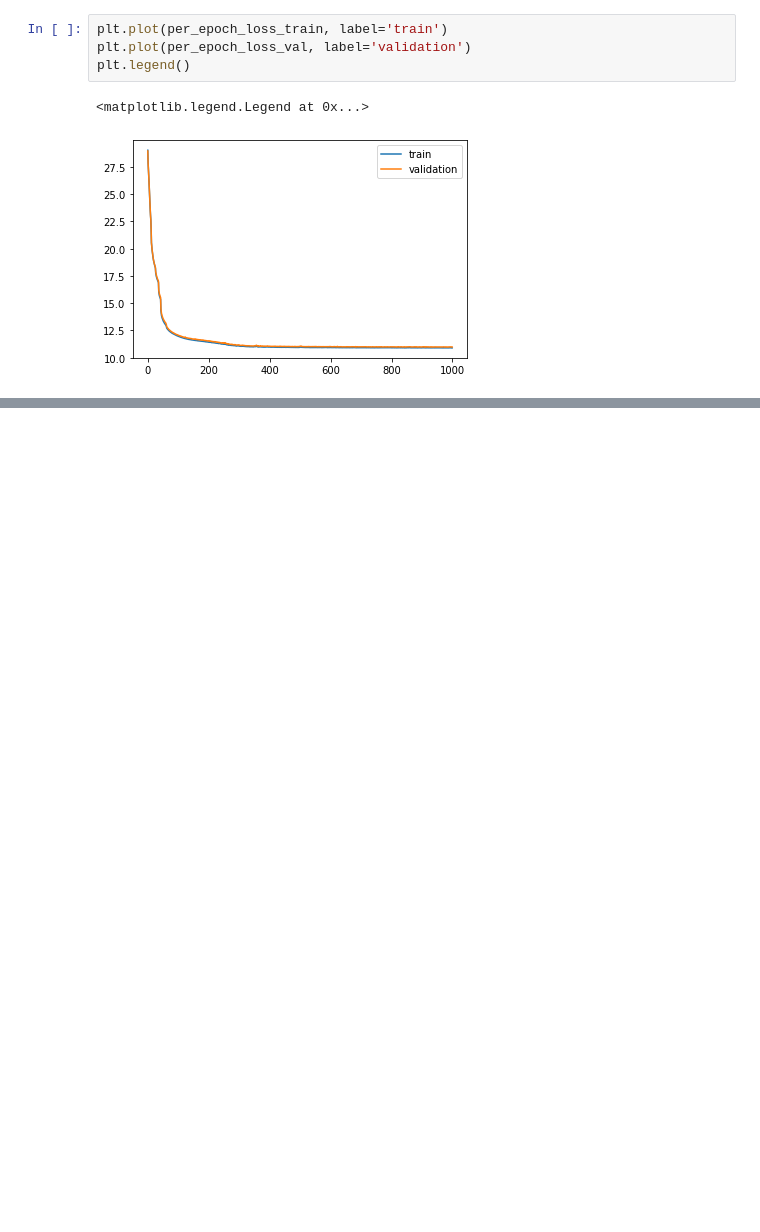
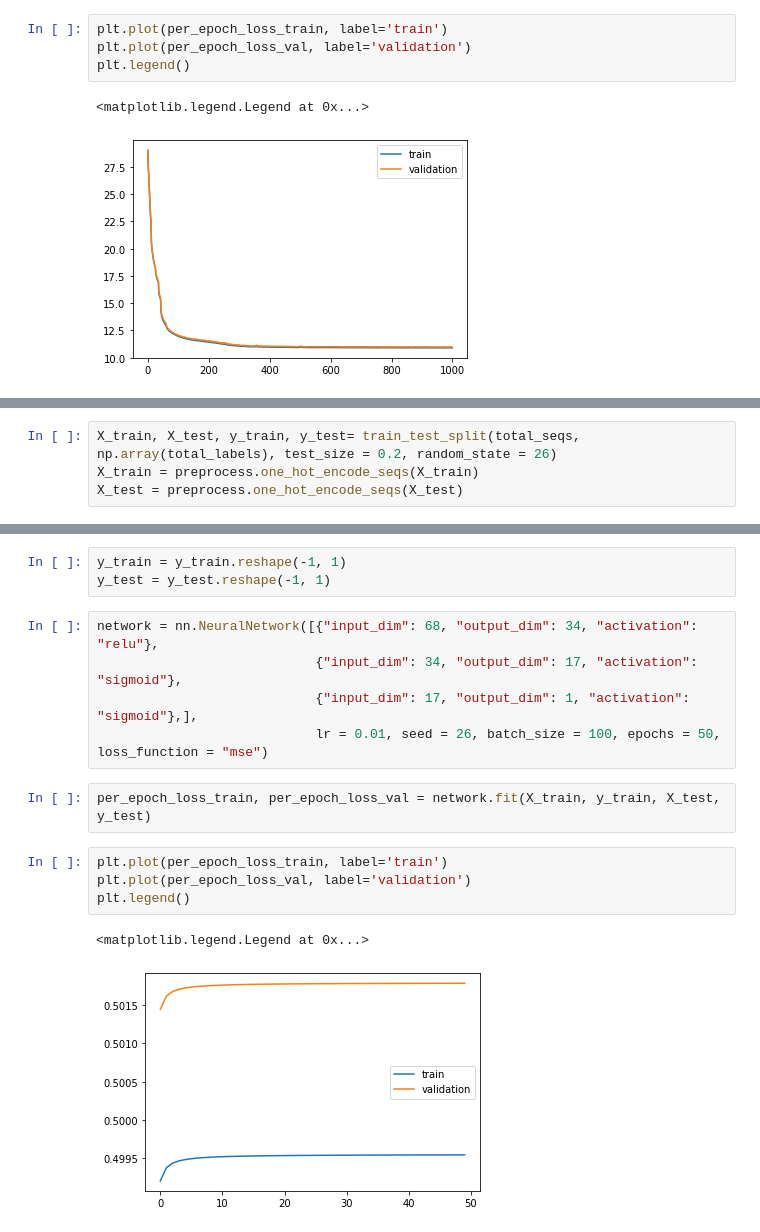
Before and after one commit to apblair/project7, a Jupyter notebook: project7.ipynb, the cells around one changed output, grey strips where cells are left out. Cells and saved outputs as stored; diff of their text form; blank space fills up the shorter version.

```diff
--- a/project7.ipynb
+++ b/project7.ipynb
@@ -35,0 +115,4 @@ plt.legend()
+# %%
+X_train, X_test, y_train, y_test= train_test_split(total_seqs, np.array(total_labels), test_size = 0.2, random_state = 26)
+X_train = preprocess.one_hot_encode_seqs(X_train)
+X_test = preprocess.one_hot_encode_seqs(X_test)
@@ -35,0 +129,17 @@ plt.legend()
+# %%
+y_train = y_train.reshape(-1, 1)
+y_test = y_test.reshape(-1, 1)
+# %%
+network = nn.NeuralNetwork([{"input_dim": 68, "output_dim": 34, "activation": "relu"},
+                            {"input_dim": 34, "output_dim": 17, "activation": "sigmoid"},
+                            {"input_dim": 17, "output_dim": 1, "activation": "sigmoid"},],
+                            lr = 0.01, seed = 26, batch_size = 100, epochs = 50, loss_function = "mse")
+# %%
+per_epoch_loss_train, per_epoch_loss_val = network.fit(X_train, y_train, X_test, y_test)
+# %%
+plt.plot(per_epoch_loss_train, label='train')
+plt.plot(per_epoch_loss_val, label='validation')
+plt.legend()
+# %% [output]
+<matplotlib.legend.Legend at 0x...>
+[figure, added]
```
Also changed, not shown: parts of 11 cells of this notebook, 3 other files.
